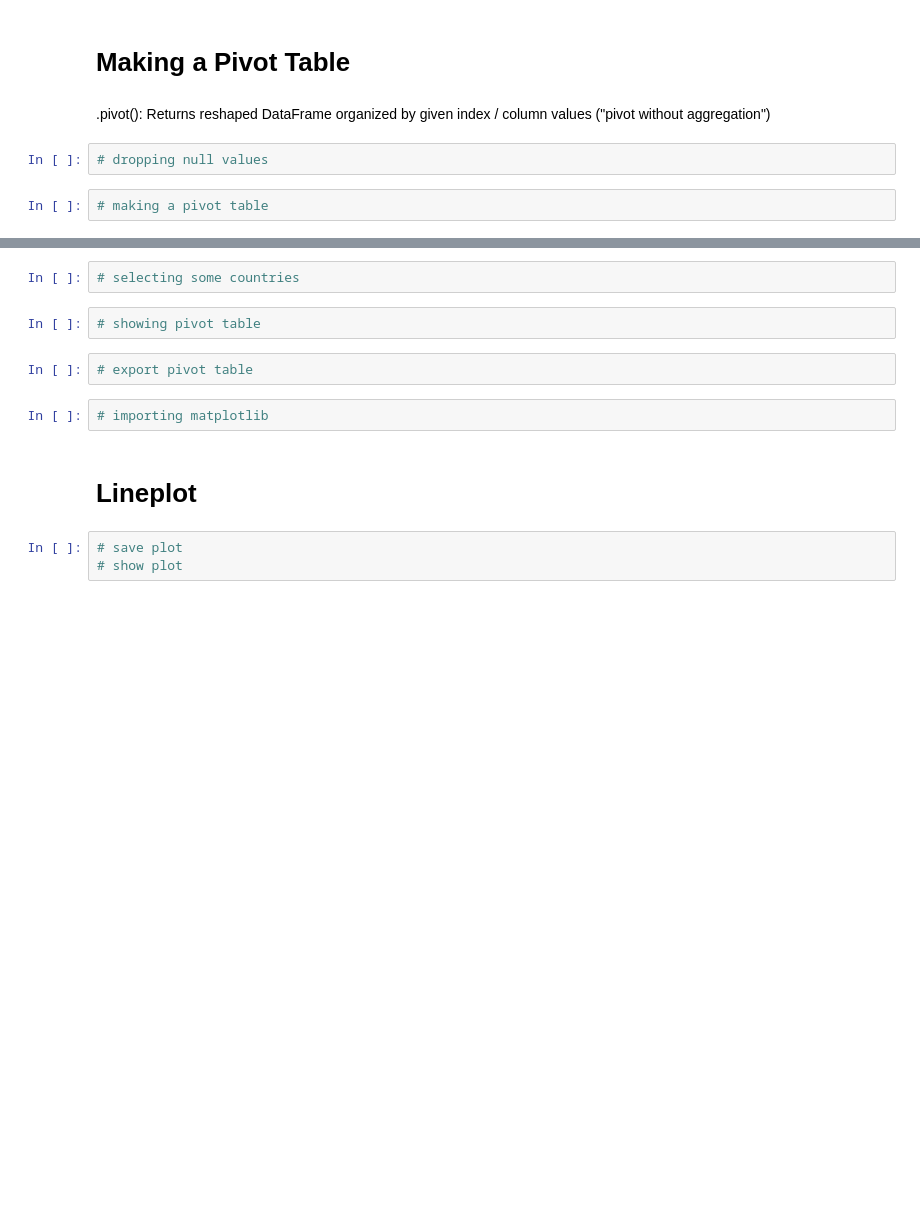
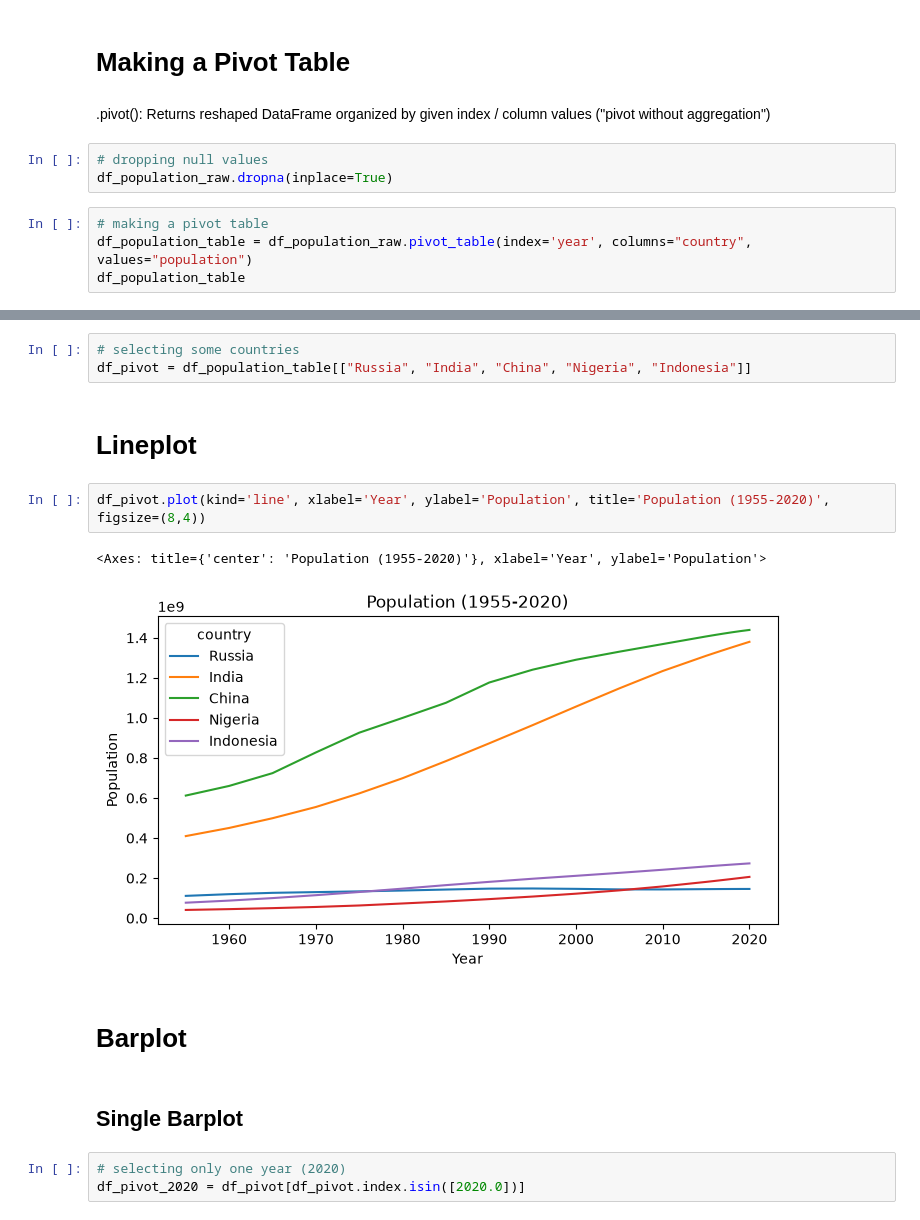
Before and after one commit to razmanov666/pandas_training, a Jupyter notebook: JN/07.Project 2 - Data Visualization/3.Save Plot and Export Pivot Table.ipynb, the cells around one changed output, grey strips where cells are left out. Cells and saved outputs as stored; diff of their text form; blank space fills up the shorter version.

Commit message:
work with pivot and plots

```diff
--- a/JN/07.Project 2 - Data Visualization/3.Save Plot and Export Pivot Table.ipynb
+++ b/JN/07.Project 2 - Data Visualization/3.Save Plot and Export Pivot Table.ipynb
@@ -12,5 +26,8 @@ df_population_raw
 .pivot(): Returns reshaped DataFrame organized by given index / column values ("pivot without aggregation")
 # %%
 # dropping null values
+df_population_raw.dropna(inplace=True)
 # %%
 # making a pivot table
+df_population_table = df_population_raw.pivot_table(index='year', columns="country", values="population")
+df_population_table
@@ -17,13 +54,17 @@ df_population_raw
 # %%
 # selecting some countries
+df_pivot = df_population_table[["Russia", "India", "China", "Nigeria", "Indonesia"]]
-# %%
-# showing pivot table
-# %%
-# export pivot table
-# %%
-# importing matplotlib
 # %% [markdown]
 # Lineplot
 # %%
-# save plot
-# show plot
+df_pivot.plot(kind='line', xlabel='Year', ylabel='Population', title='Population (1955-2020)', figsize=(8,4))
+# %% [output]
+<Axes: title={'center': 'Population (1955-2020)'}, xlabel='Year', ylabel='Population'>
+[figure, added]
+# %% [markdown]
+# Barplot
+# %% [markdown]
+## Single Barplot
+# %%
+# selecting only one year (2020)
+df_pivot_2020 = df_pivot[df_pivot.index.isin([2020.0])]
```
Also changed, not shown: parts of 18 cells of this notebook, 2 other files.
